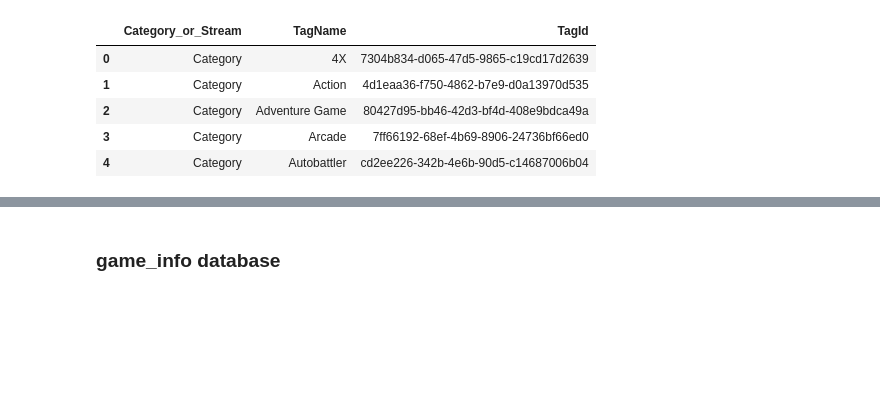
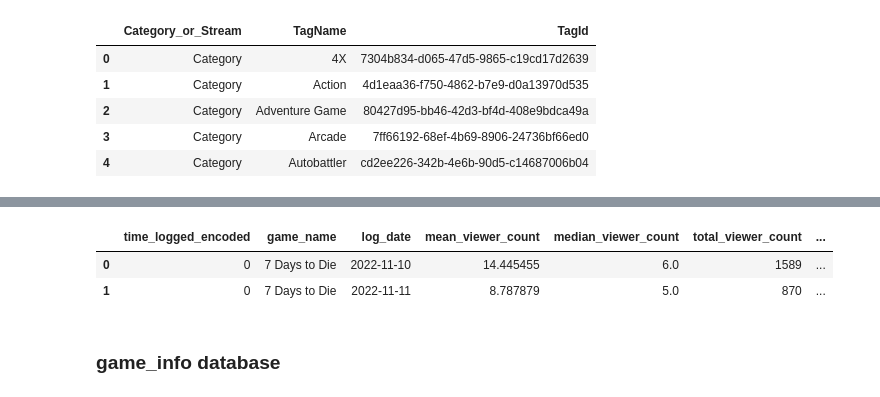
Before and after one commit to parthpahwa1/CSE-6242-Project, a Jupyter notebook: Twitch_PostgreSQL_database.ipynb, the cells around one changed output, grey strips where cells are left out. Drawn from its saved outputs; the diff is of its cells as text; code cells hidden in the pictures; blank space fills up the shorter version.

```diff
--- a/Twitch_PostgreSQL_database.ipynb
+++ b/Twitch_PostgreSQL_database.ipynb
@@ -182,3 +229,42 @@ stream_data.head()
+# %%
+feauture_column_names = list(df_with_features.columns)[3:]
+# %%
+shift_duration_days = 1
+
+training_data_frame_dictionary = {
+
+}
+for time_slot in df_with_features.time_logged_encoded.unique():
+    df_filtered_on_timeslot = df_with_features[df_with_features['time_logged_encoded'] == time_slot].copy()
+
+    training_data_frame_dictionary[time_slot] = {
+
+    }
+
+    for game in df_filtered_on_timeslot.game_name.unique():
+        df_filtered_on_game = df_filtered_on_timeslot[df_filtered_on_timeslot['game_name'] == game].copy()
+        df_filtered_on_game = df_filtered_on_game.sort_values(by='log_date').reset_index(drop=True)
+
+
+
+        for col in feauture_column_names:
+            df_filtered_on_game['target_'+ col + '_' + str(shift_duration_days)] = df_filtered_on_game[col].shift(-shift_duration_days)
+
+        training_data_frame_dictionary[time_slot][game] = df_filtered_on_game
+# %%
+"""
+Dictionary with following hierarcy
+
+-time slot
+    - game name
+        - DataFrame with targets
+
+"""
+training_data_frame_dictionary[0]['7 Days to Die']
+# %% [output]
+|  | time_logged_encoded | game_name | log_date | mean_viewer_count | median_viewer_count | total_viewer_count | ... |
+| 0 | 0 | 7 Days to Die | 2022-11-10 | 14.445455 | 6.0 | 1589 | ... |
+| 1 | 0 | 7 Days to Die | 2022-11-11 | 8.787879 | 5.0 | 870 | ... |
 # %% [markdown]
 ### game_info database
 # %%
```
Also changed, not shown: parts of 12 cells of this notebook.
